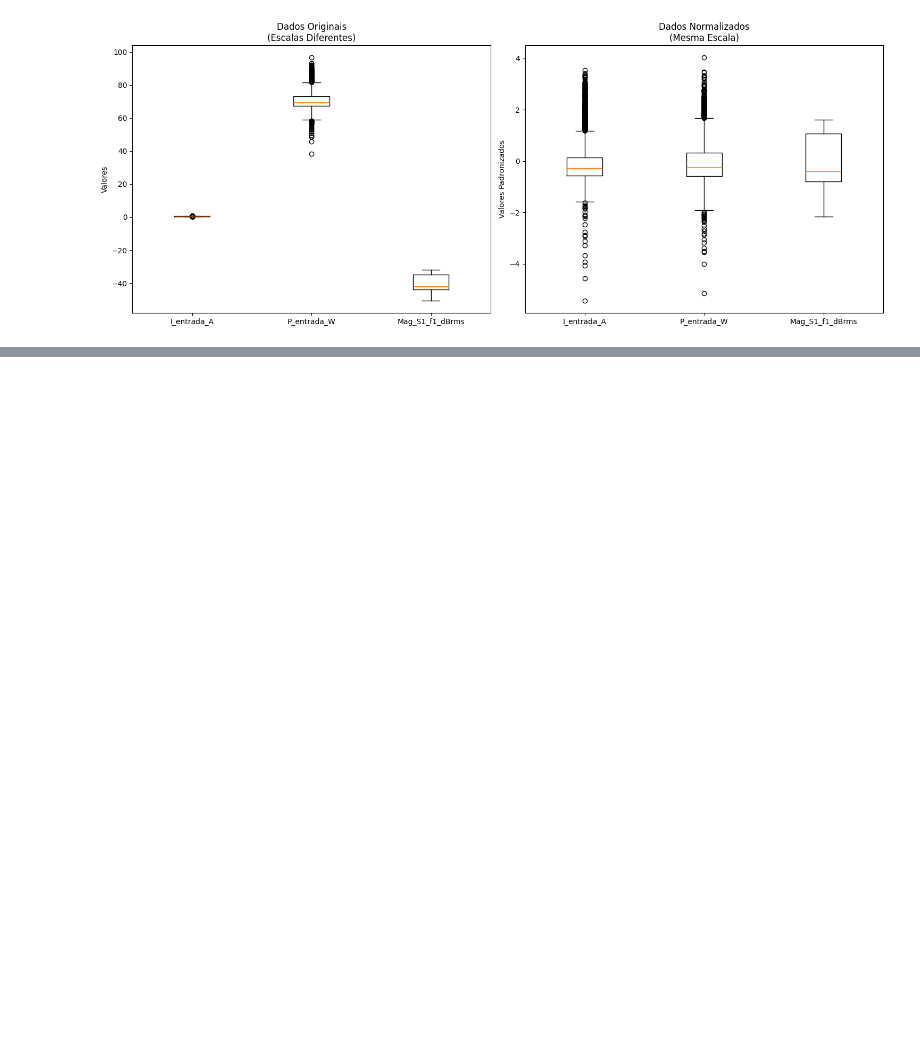
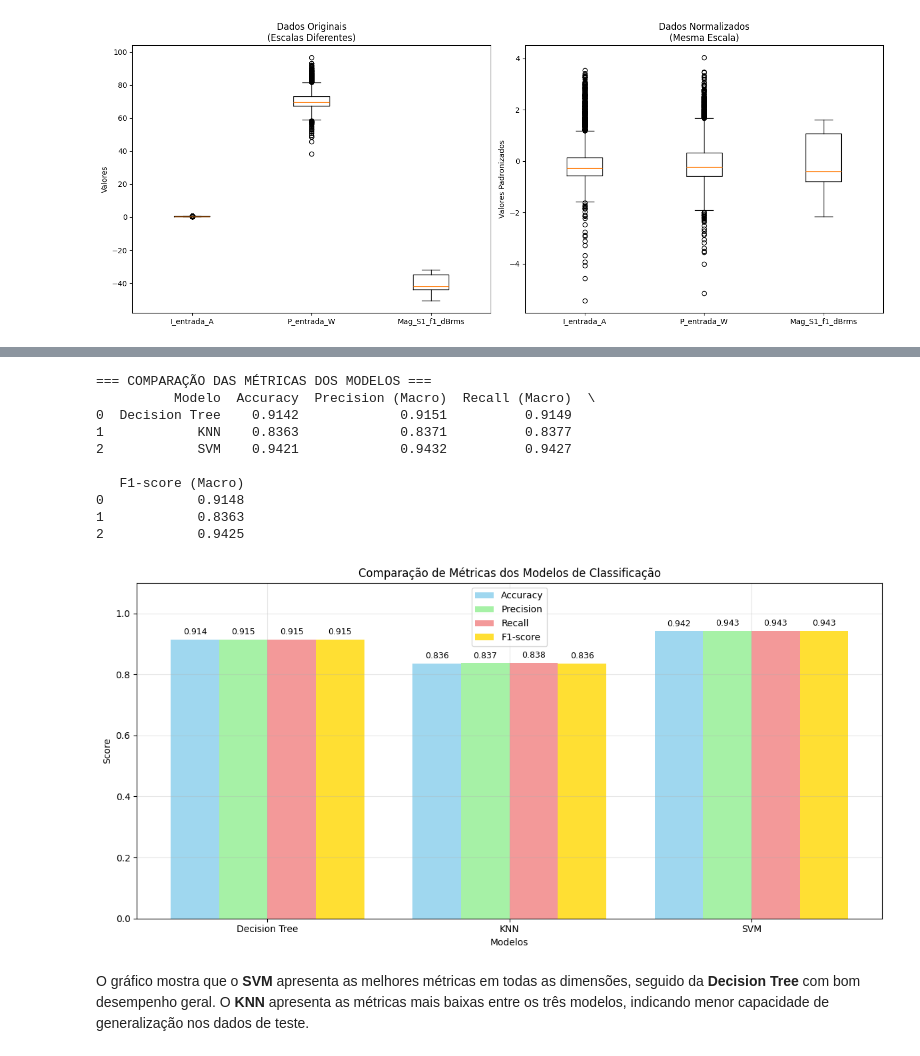
Before and after one commit to joaoopalma/aps1-ia-automacao, a Jupyter notebook: projeto2.ipynb, the cells around one changed output, grey strips where cells are left out. Cells and saved outputs as stored; diff of their text form; code cells hidden in the pictures; blank space fills up the shorter version.

```diff
--- a/projeto2.ipynb
+++ b/projeto2.ipynb
@@ -699,0 +779,79 @@ y_train: <class 'pandas.core.series.Series'> - Shape: (2004,)
+# %%
+# Comparação visual das métricas dos modelos
+from sklearn.metrics import precision_score, recall_score, f1_score
+import matplotlib.pyplot as plt
+import seaborn as sns
+
+# Calcular métricas para cada modelo
+modelos = ['Decision Tree', 'KNN', 'SVM']
+predictions = [y_pred_dt, y_pred_knn, y_pred_svm]
+
+# Dicionário para armazenar métricas
+metricas = {
+    'Modelo': modelos,
+    'Accuracy': [],
+    'Precision (Macro)': [],
+    'Recall (Macro)': [],
+    'F1-score (Macro)': []
+}
+
+# Calcular métricas para cada modelo
+for pred in predictions:
+    metricas['Accuracy'].append(accuracy_score(y_test, pred))
+    metricas['Precision (Macro)'].append(precision_score(y_test, pred, average='macro'))
+    metricas['Recall (Macro)'].append(recall_score(y_test, pred, average='macro'))
+    metricas['F1-score (Macro)'].append(f1_score(y_test, pred, average='macro'))
+
+# Criar DataFrame com as métricas
+df_metricas = pd.DataFrame(metricas)
+print("=== COMPARAÇÃO DAS MÉTRICAS DOS MODELOS ===")
+print(df_metricas.round(4))
+
+# Gráfico de barras comparativo
+# Este gráfico permite comparação visual direta entre todos os modelos e métricas
+# Métricas macro tratam todas as classes com igual importância (apropriado para dataset balanceado)
+fig, ax = plt.subplots(figsize=(12, 6))
+
+# Preparar dados para o gráfico
+x = range(len(modelos))
+width = 0.2
+metricas_plot = ['Accuracy', 'Precision (Macro)', 'Recall (Macro)', 'F1-score (Macro)']
+cores = ['skyblue', 'lightgreen', 'lightcoral', 'gold']
+
+# Plotar barras para cada métrica
+for i, metrica in enumerate(metricas_plot):
+    valores = metricas[metrica]
+    ax.bar([pos + i*width for pos in x], valores, width,
+           label=metrica.replace(' (Macro)', ''), color=cores[i], alpha=0.8)
+
+    # Adicionar valores nas barras para precisão
+    for j, valor in enumerate(valores):
+        ax.text(j + i*width, valor + 0.01, f'{valor:.3f}',
+                ha='center', va='bottom', fontsize=9)
+
+ax.set_xlabel('Modelos')
+ax.set_ylabel('Score')
+ax.set_title('Comparação de Métricas dos Modelos de Classificação')
+ax.set_xticks([pos + width*1.5 for pos in x])
+ax.set_xticklabels(modelos)
+ax.legend()
+ax.set_ylim(0, 1.1)
+ax.grid(True, alpha=0.3)
+
+plt.tight_layout()
+plt.show()
+# %% [output]
+=== COMPARAÇÃO DAS MÉTRICAS DOS MODELOS ===
+          Modelo  Accuracy  Precision (Macro)  Recall (Macro)  \
+0  Decision Tree    0.9142             0.9151          0.9149
+1            KNN    0.8363             0.8371          0.8377
+2            SVM    0.9421             0.9432          0.9427
+
+   F1-score (Macro)
+0            0.9148
+1            0.8363
+2            0.9425
+[figure, added]
+# %% [markdown]
+
+O gráfico mostra que o **SVM** apresenta as melhores métricas em todas as dimensões, seguido da **Decision Tree** com bom desempenho geral. O **KNN** apresenta as métricas mais baixas entre os três modelos, indicando menor capacidade de generalização nos dados de teste.
```
Also changed, not shown: parts of 17 cells of this notebook.
